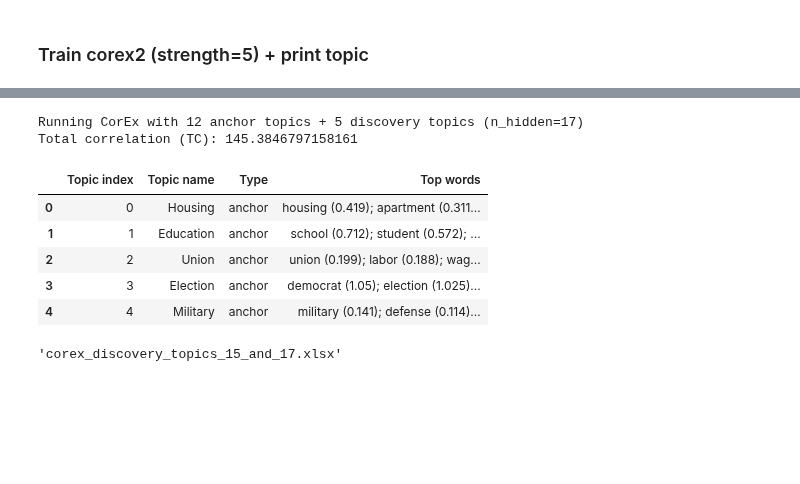
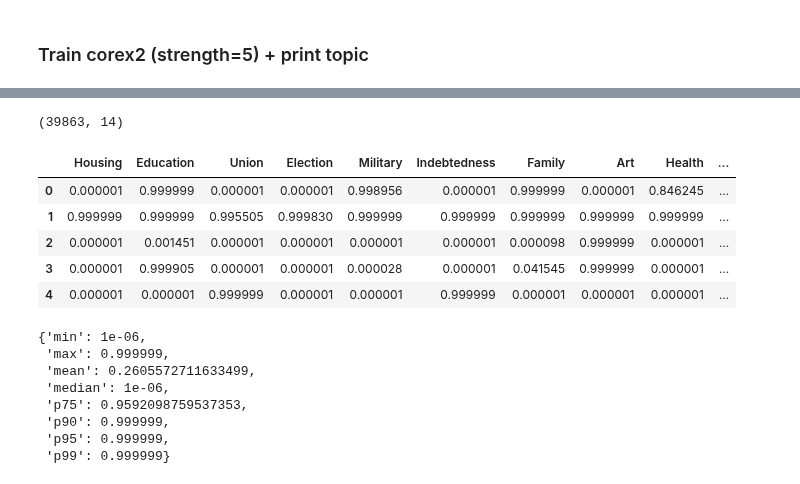
Before and after one commit to laurauguc/working_class_media_analysis, a Jupyter notebook: analysis/2.topic_analaysis/Corex_Guided Topic Modeling.ipynb, the cells around one changed output, grey strips where cells are left out. Drawn from its saved outputs; the diff is of its cells as text; code cells hidden in the pictures; blank space fills up the shorter version.

```diff
--- a/analysis/2.topic_analaysis/Corex_Guided Topic Modeling.ipynb
+++ b/analysis/2.topic_analaysis/Corex_Guided Topic Modeling.ipynb
@@ -494,32 +328,46 @@ Total correlation (TC): 142.3592313180527
-# %%
-# 12 anchor + 5 discovery = 17 topics
-corex_17, df_17 = run_corex_with_discovery(
-    X=X,
-    vocab=vocab,
-    anchor_indices_base=anchor_indices,
-    topic_names_base=topic_names,
-    n_discovery=5,
-    anchor_strength=3,   # could change to 3 if needed
-    n_words=15
-)
-
-df_17.head()
-# %% [output]
-Running CorEx with 12 anchor topics + 5 discovery topics (n_hidden=17)
-Total correlation (TC): 145.3846797158161
-|  | Topic index | Topic name | Type | Top words |
-| 0 | 0 | Housing | anchor | housing (0.419); apartment (0.311... |
-| 1 | 1 | Education | anchor | school (0.712); student (0.572); ... |
-| 2 | 2 | Union | anchor | union (0.199); labor (0.188); wag... |
-| 3 | 3 | Election | anchor | democrat (1.05); election (1.025)... |
-| 4 | 4 | Military | anchor | military (0.141); defense (0.114)... |
-# %%
-import pandas as pd
-
-with pd.ExcelWriter("corex_discovery_topics_15_and_17.xlsx") as writer:
-    df_15.to_excel(writer, sheet_name="12+3_topics", index=False)
-    df_17.to_excel(writer, sheet_name="12+5_topics", index=False)
-
-"corex_discovery_topics_15_and_17.xlsx"
-# %% [output]
-'corex_discovery_topics_15_and_17.xlsx'
+# %%
+import numpy as np
+
+# 1) document–topic (n_docs, n_topics)
+topic_scores = corex5.p_y_given_x
+topic_scores.shape
+# %% [output]
+(39863, 14)
+# %%
+import pandas as pd
+
+doc_topic_df = pd.DataFrame(
+    topic_scores,
+    columns=topic_names
+)
+doc_topic_df.head()
+# %% [output]
+|  | Housing | Education | Union | Election | Military | Indebtedness | Family | Art | Health | ... |
+| 0 | 0.000001 | 0.999999 | 0.000001 | 0.000001 | 0.998956 | 0.000001 | 0.999999 | 0.000001 | 0.846245 | ... |
+| 1 | 0.999999 | 0.999999 | 0.995505 | 0.999830 | 0.999999 | 0.999999 | 0.999999 | 0.999999 | 0.999999 | ... |
+| 2 | 0.000001 | 0.001451 | 0.000001 | 0.000001 | 0.000001 | 0.000001 | 0.000098 | 0.999999 | 0.000001 | ... |
+| 3 | 0.000001 | 0.999905 | 0.000001 | 0.000001 | 0.000028 | 0.000001 | 0.041545 | 0.999999 | 0.000001 | ... |
+| 4 | 0.000001 | 0.000001 | 0.999999 | 0.000001 | 0.000001 | 0.999999 | 0.000001 | 0.000001 | 0.000001 | ... |
+# %%
+scores_flat = topic_scores.flatten()
+
+score_summary = {
+    "min": float(scores_flat.min()),
+    "max": float(scores_flat.max()),
+    "mean": float(scores_flat.mean()),
+    "median": float(np.median(scores_flat)),
+    "p75": float(np.percentile(scores_flat, 75)),
+    "p90": float(np.percentile(scores_flat, 90)),
+    "p95": float(np.percentile(scores_flat, 95)),
+    "p99": float(np.percentile(scores_flat, 99)),
+}
+score_summary
+# %% [output]
+{'min': 1e-06,
+ 'max': 0.999999,
+ 'mean': 0.2605572711633499,
+ 'median': 1e-06,
+ 'p75': 0.9592098759537353,
+ 'p90': 0.999999,
+ 'p95': 0.999999,
+ 'p99': 0.999999}
```
Also changed, not shown: parts of 28 cells of this notebook, 3 other files.
